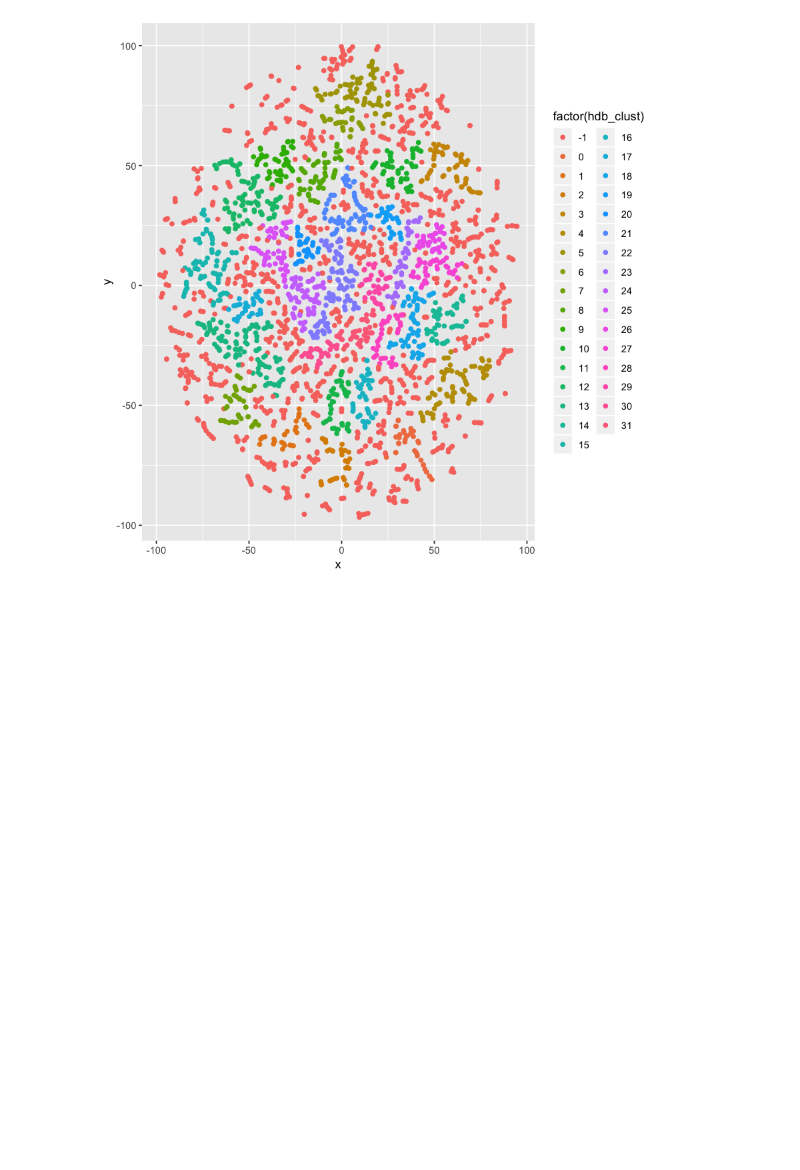
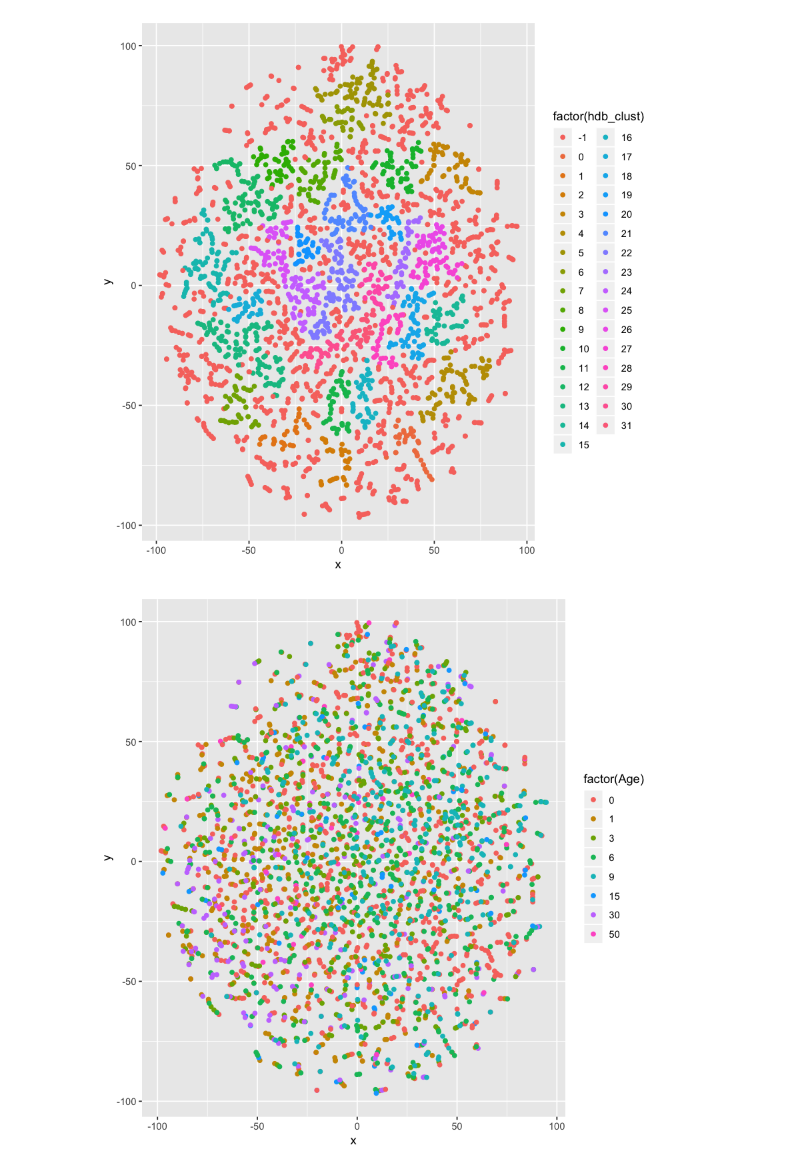
Before and after one commit to DeepSeq-KC/DS_Kenyon_Cells, a Jupyter notebook: notebook/07_TSNE_viz_from_synapse_organizing_genes.ipynb, the cells around one changed output. Cells and saved outputs as stored; diff of their text form; code cells hidden in the pictures; blank space fills up the shorter version.

```diff
--- a/notebook/7_TSNE_viz_from_synapse_organizing_genes.ipynb
+++ b/notebook/07_TSNE_viz_from_synapse_organizing_genes.ipynb
@@ -15,3 +31,9 @@ df %>%
   geom_point(aes(x=x, y=y, color=factor(hdb_clust)))
 # %% [output]
 [figure]
+# %%
+df %>%
+  ggplot() +
+  geom_point(aes(x=x, y=y, color=factor(Age)))
+# %% [output]
+[figure, added]
```
Also changed, not shown: parts of 1 cell of this notebook, 10 other files.
